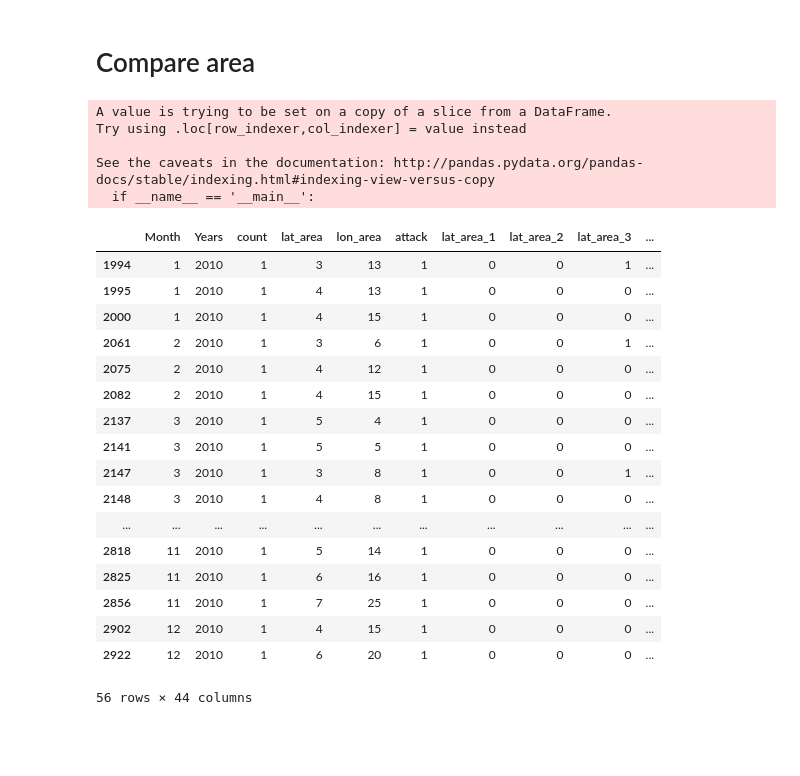
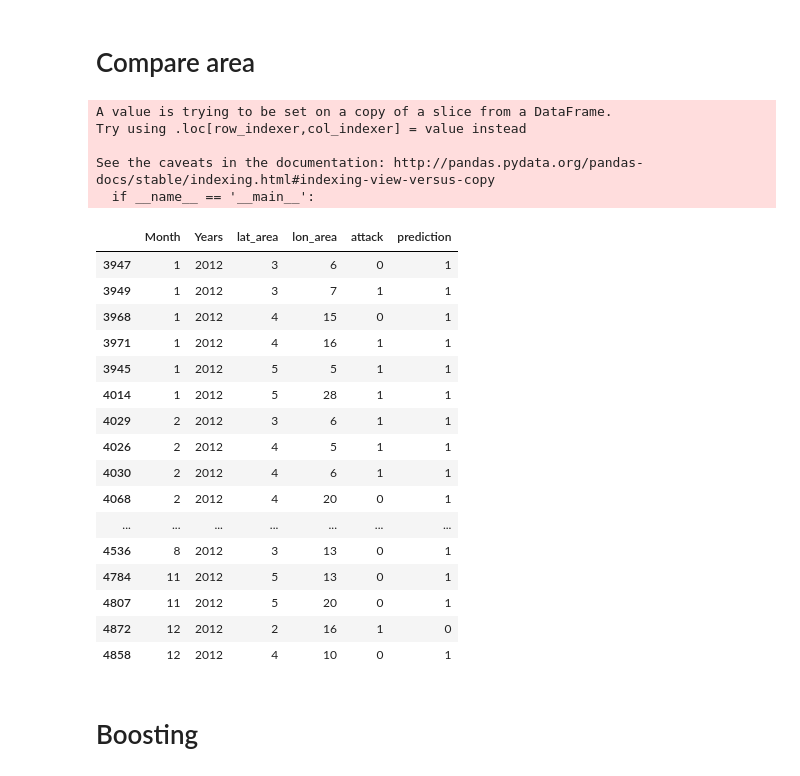
Before and after one commit to ifrebault/PiracyAttackPrediction, a Jupyter notebook: Machine_learning/ML.area.ipynb, the cells around one changed output. Saved outputs shown, nothing was run; the diff lists cells and outputs as text; code cells hidden in the pictures; blank space fills up the shorter version.

Commit message:
area random forest

```diff
--- a/Machine_learning/ML.area.ipynb
+++ b/Machine_learning/ML.area.ipynb
@@ -116,0 +90,20 @@ print len(dfTest)
+# %%
+globalfeatures=['Month','Years']
+
+features=np.concatenate([np.asarray(feature_dyna),globalfeatures])
+features2=np.concatenate([globalfeatures,['lat_area','lon_area']])
+
+#print features
+#print features2
+
+target='attack'
+# %%
+df_attack_raw = df[df[target] == 1]
+df_non_attack_raw = df[df[target] == 0]
+percentage = len(df_attack_raw)/float(len(df_non_attack_raw))
+print percentage
+df_non_attack=df.sample(frac=percentage)
+print str(len(df_non_attack))+'/'+str(len(df_non_attack_raw))
+
+DfSampling=df_non_attack.append(df_attack_raw)
+print len(DfSampling)
@@ -116,0 +120,9 @@ print len(dfTest)
+# %%
+years_prediction=2012
+dfTrain=DfSampling[DfSampling['Years']<years_prediction]
+dfTest=DfSampling[(DfSampling['Years']==years_prediction)]
+
+print "Année à prédire : "+str(years_prediction)
+print " "
+print "Entrainement : Nombre d'attaques /nombre de ligne : "+str(len(dfTrain[dfTrain['count']!=0]))+'/'+str(len(dfTrain))
+print "Test : Nombre d'attaques /nombre de ligne : "+str(len(dfTest[dfTest['count']!=0]))+'/'+str(len(dfTest))
@@ -117,7 +138,10 @@ print len(dfTest)
 # %%
-forest = RandomForestClassifier()
+forest = RandomForestClassifier(random_state=1,n_estimators=20)
 forest=forest.fit(dfTrain[features], dfTrain[target])
 
 predictions=forest.predict(dfTest[features])
-print predictions.sum()
+print "Nombre d'attaques prévus/Nombre d'attaques réel: "+str(predictions.sum())+'/'+str(len(dfTest[dfTest['count']!=0]))
+
+print "Pourcentage de précision : "+str(forest.score(dfTest[features], dfTest[target]))
+cm = confusion_matrix(dfTest[target], predictions)
 # %% [output]
@@ -133,28 +166,30 @@ pd.crosstab(dfTest[target],predictions, colnames=['preds'])
 # Compare area
 # %%
 dfTest['prediction']=predictions
-dfTest[(dfTest[target]!=0) | (dfTest['prediction']!=0)].sort(['Years','Month'])
+Compare=dfTest[(dfTest[target]!=0) | (dfTest['prediction']!=0)].sort(['Years','Month','lat_area','lon_area'])
+Compare[['Month','Years','lat_area','lon_area','attack','prediction']]
 # %% [output]
 A value is trying to be set on a copy of a slice from a DataFrame.
 Try using .loc[row_indexer,col_indexer] = value instead
 
 See the caveats in the documentation: http://pandas.pydata.org/pandas-docs/stable/indexing.html#indexing-view-versus-copy
   if __name__ == '__main__':
-|  | Month | Years | count | lat_area | lon_area | attack | lat_area_1 | lat_area_2 | lat_area_3 | ... |
-| 1994 | 1 | 2010 | 1 | 3 | 13 | 1 | 0 | 0 | 1 | ... |
-| 1995 | 1 | 2010 | 1 | 4 | 13 | 1 | 0 | 0 | 0 | ... |
-| 2000 | 1 | 2010 | 1 | 4 | 15 | 1 | 0 | 0 | 0 | ... |
-| 2061 | 2 | 2010 | 1 | 3 | 6 | 1 | 0 | 0 | 1 | ... |
-| 2075 | 2 | 2010 | 1 | 4 | 12 | 1 | 0 | 0 | 0 | ... |
-| 2082 | 2 | 2010 | 1 | 4 | 15 | 1 | 0 | 0 | 0 | ... |
-| 2137 | 3 | 2010 | 1 | 5 | 4 | 1 | 0 | 0 | 0 | ... |
-| 2141 | 3 | 2010 | 1 | 5 | 5 | 1 | 0 | 0 | 0 | ... |
-| 2147 | 3 | 2010 | 1 | 3 | 8 | 1 | 0 | 0 | 1 | ... |
-| 2148 | 3 | 2010 | 1 | 4 | 8 | 1 | 0 | 0 | 0 | ... |
-| ... | ... | ... | ... | ... | ... | ... | ... | ... | ... | ... |
-| 2818 | 11 | 2010 | 1 | 5 | 14 | 1 | 0 | 0 | 0 | ... |
-| 2825 | 11 | 2010 | 1 | 6 | 16 | 1 | 0 | 0 | 0 | ... |
-| 2856 | 11 | 2010 | 1 | 7 | 25 | 1 | 0 | 0 | 0 | ... |
-| 2902 | 12 | 2010 | 1 | 4 | 15 | 1 | 0 | 0 | 0 | ... |
-| 2922 | 12 | 2010 | 1 | 6 | 20 | 1 | 0 | 0 | 0 | ... |
+|  | Month | Years | lat_area | lon_area | attack | prediction |
+| 3947 | 1 | 2012 | 3 | 6 | 0 | 1 |
+| 3949 | 1 | 2012 | 3 | 7 | 1 | 1 |
+| 3968 | 1 | 2012 | 4 | 15 | 0 | 1 |
+| 3971 | 1 | 2012 | 4 | 16 | 1 | 1 |
+| 3945 | 1 | 2012 | 5 | 5 | 1 | 1 |
+| 4014 | 1 | 2012 | 5 | 28 | 1 | 1 |
+| 4029 | 2 | 2012 | 3 | 6 | 1 | 1 |
+| 4026 | 2 | 2012 | 4 | 5 | 1 | 1 |
+| 4030 | 2 | 2012 | 4 | 6 | 1 | 1 |
+| 4068 | 2 | 2012 | 4 | 20 | 0 | 1 |
+| ... | ... | ... | ... | ... | ... | ... |
+| 4536 | 8 | 2012 | 3 | 13 | 0 | 1 |
+| 4784 | 11 | 2012 | 5 | 13 | 0 | 1 |
+| 4807 | 11 | 2012 | 5 | 20 | 0 | 1 |
+| 4872 | 12 | 2012 | 2 | 16 | 1 | 0 |
+| 4858 | 12 | 2012 | 4 | 10 | 0 | 1 |
-56 rows × 44 columns
+# %% [markdown]
+# Boosting
```
Also changed, not shown: parts of 27 cells of this notebook, 3 other files.
